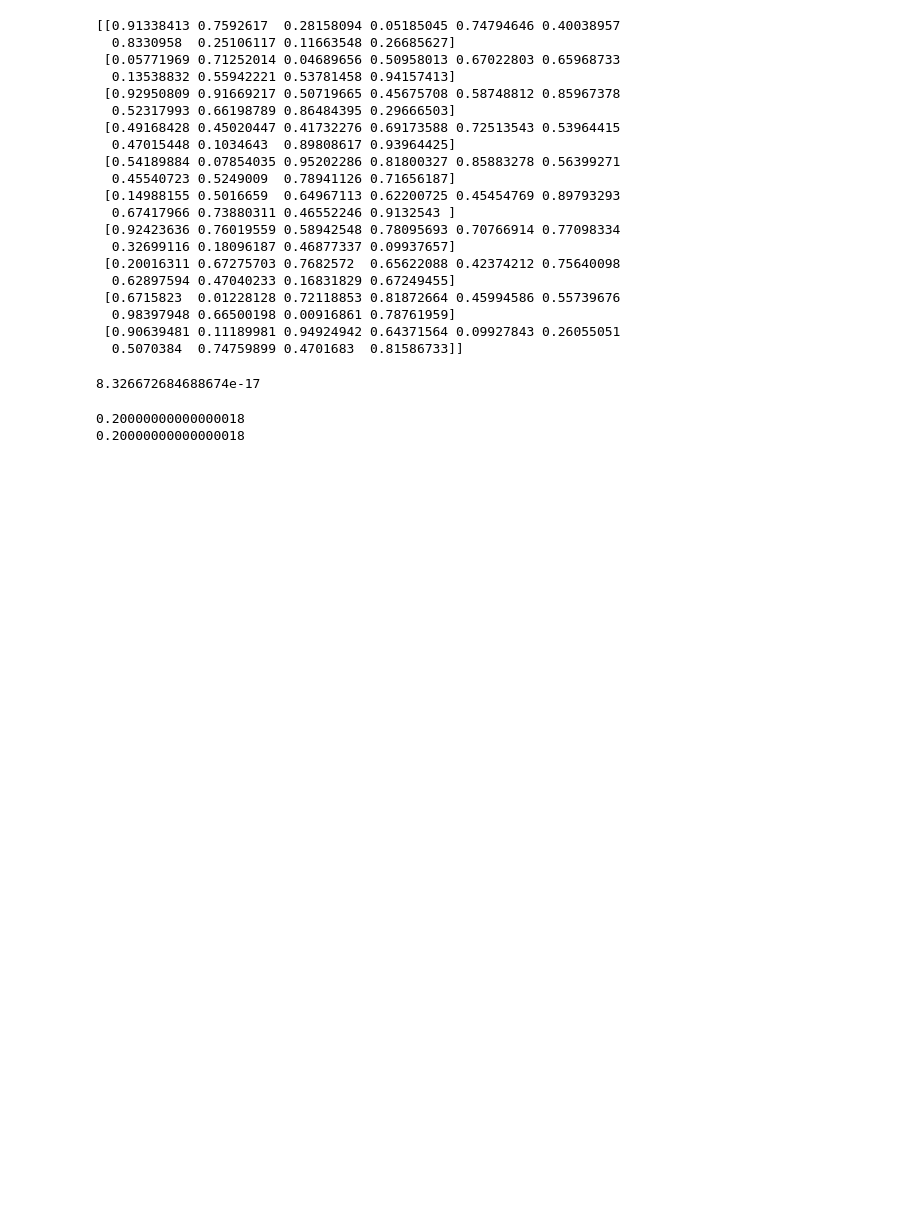
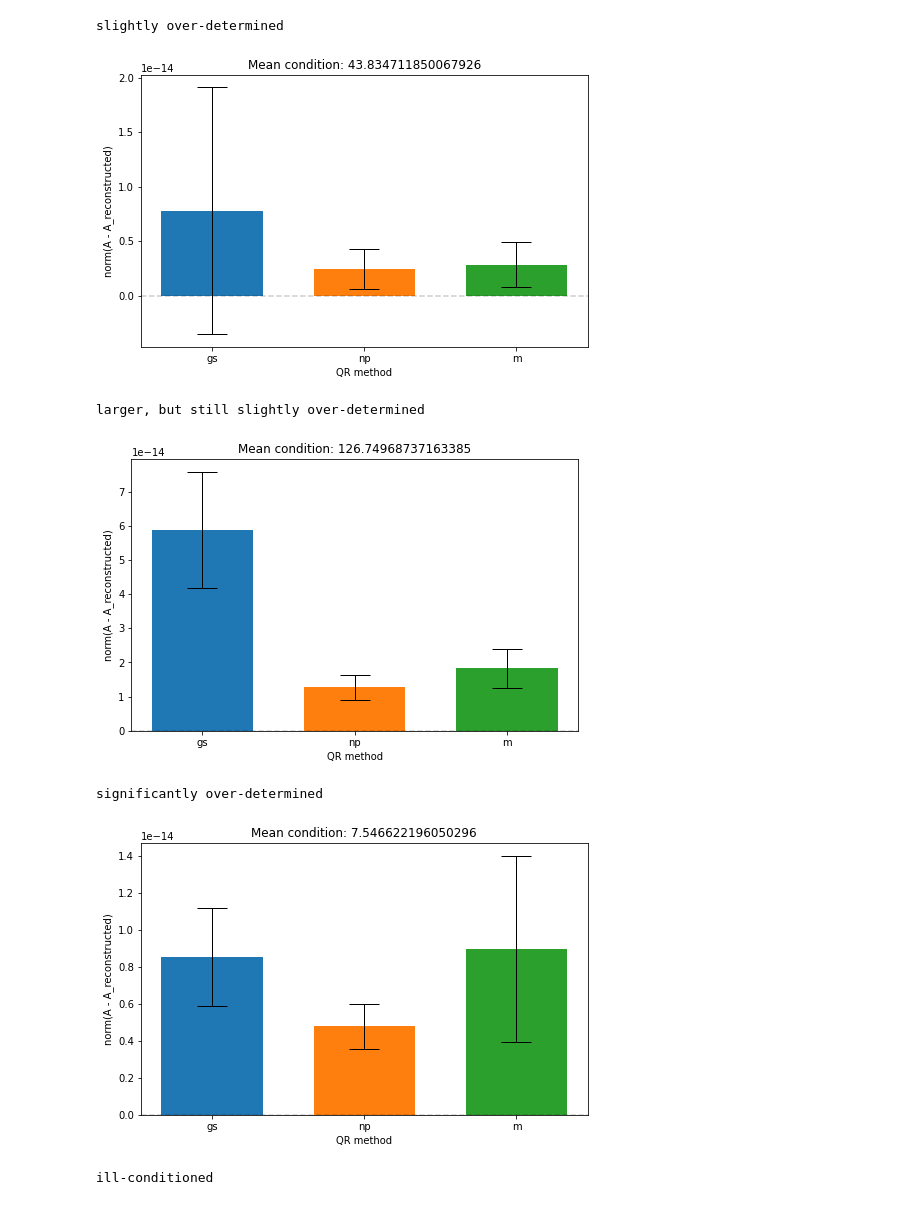
Before and after one commit to briardoty/amath584, a Jupyter notebook: hw3/hw3.ipynb, the cells around one changed output. Saved outputs shown, nothing was run; the diff lists cells and outputs as text; code cells hidden in the pictures; blank space fills up the shorter version.

```diff
--- a/hw3/hw3.ipynb
+++ b/hw3/hw3.ipynb
@@ -16,41 +16,38 @@ from gram_schmidt import *
-# %%
-# initialize matrix
-m, n = 10, 10
-A = np.random.rand(m,n)
-print(A)
-# %% [output]
-[[0.91338413 0.7592617  0.28158094 0.05185045 0.74794646 0.40038957
-  0.8330958  0.25106117 0.11663548 0.26685627]
- [0.05771969 0.71252014 0.04689656 0.50958013 0.67022803 0.65968733
-  0.13538832 0.55942221 0.53781458 0.94157413]
- [0.92950809 0.91669217 0.50719665 0.45675708 0.58748812 0.85967378
-  0.52317993 0.66198789 0.86484395 0.29666503]
- [0.49168428 0.45020447 0.41732276 0.69173588 0.72513543 0.53964415
-  0.47015448 0.1034643  0.89808617 0.93964425]
- [0.54189884 0.07854035 0.95202286 0.81800327 0.85883278 0.56399271
-  0.45540723 0.5249009  0.78941126 0.71656187]
- [0.14988155 0.5016659  0.64967113 0.62200725 0.45454769 0.89793293
-  0.67417966 0.73880311 0.46552246 0.9132543 ]
- [0.92423636 0.76019559 0.58942548 0.78095693 0.70766914 0.77098334
-  0.32699116 0.18096187 0.46877337 0.09937657]
- [0.20016311 0.67275703 0.7682572  0.65622088 0.42374212 0.75640098
-  0.62897594 0.47040233 0.16831829 0.67249455]
- [0.6715823  0.01228128 0.72118853 0.81872664 0.45994586 0.55739676
-  0.98397948 0.66500198 0.00916861 0.78761959]
- [0.90639481 0.11189981 0.94924942 0.64371564 0.09927843 0.26055051
-  0.5070384  0.74759899 0.4701683  0.81586733]]
-# %%
-Q = gram_schmidt(A)
-
-print(Q[:,3] @ Q[:,8])
-# %% [output]
-8.326672684688674e-17
-# %%
-x = np.array([1,2,3])
-y = np.array([1,-1,0.4])
-
-print(x@y)
-print(np.inner(x,y))
-# %% [output]
-0.20000000000000018
-0.20000000000000018
+# %%
+# 1 - QR decomposition
+"""
+Comparing QR decomposition using my Gram-Schmidt implementation,
+numpy's linalg.qr, and our qrfactor. Comparison metric is the matrix
+norm of the difference between A and the reconstruction of A using
+A = QR. The mean condition number in each experiment is in each
+figure's title. My modified Gram-Schmidt implementation is clearly
+not resistant to the ill-condition in the last experiment.
+
+Error bars are a 95% confidence interval based on 10 samples.
+"""
+eng = matlab.engine.start_matlab()
+samples = 10
+
+print("slightly over-determined")
+m, n = 12, 10
+compare_qr(eng, samples, m, n)
+
+print("larger, but still slightly over-determined")
+m, n = 60, 50
+compare_qr(eng, samples, m, n)
+
+print("significantly over-determined")
+m, n = 100, 10
+compare_qr(eng, samples, m, n)
+
+print("ill-conditioned")
+m, n = 12, 10
+compare_qr(eng, samples, m, n, ill=True)
+# %% [output]
+slightly over-determined
+[figure, added]
+larger, but still slightly over-determined
+[figure, added]
+significantly over-determined
+[figure, added]
+ill-conditioned
```
Also changed, not shown: parts of 6 cells of this notebook, 2 other files.
